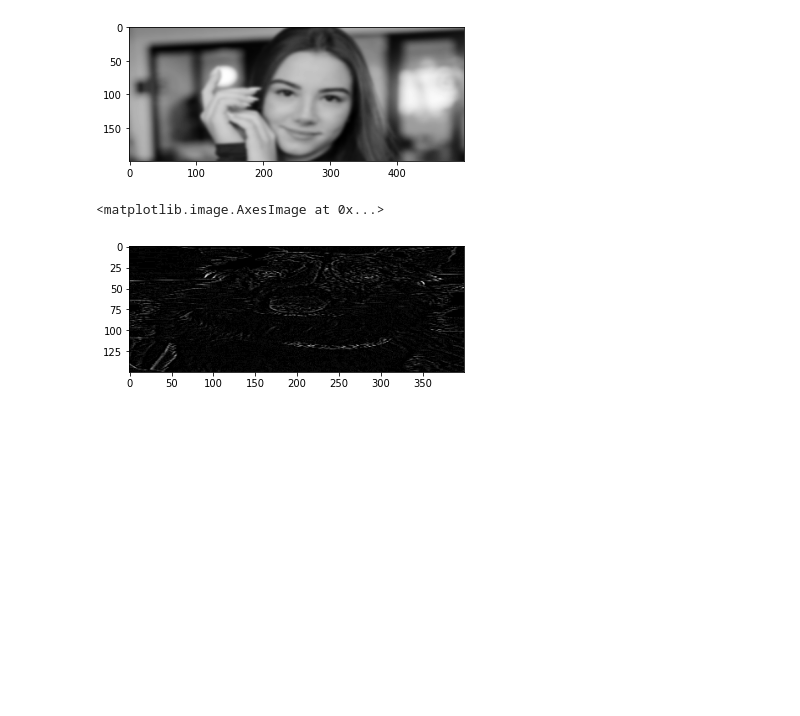
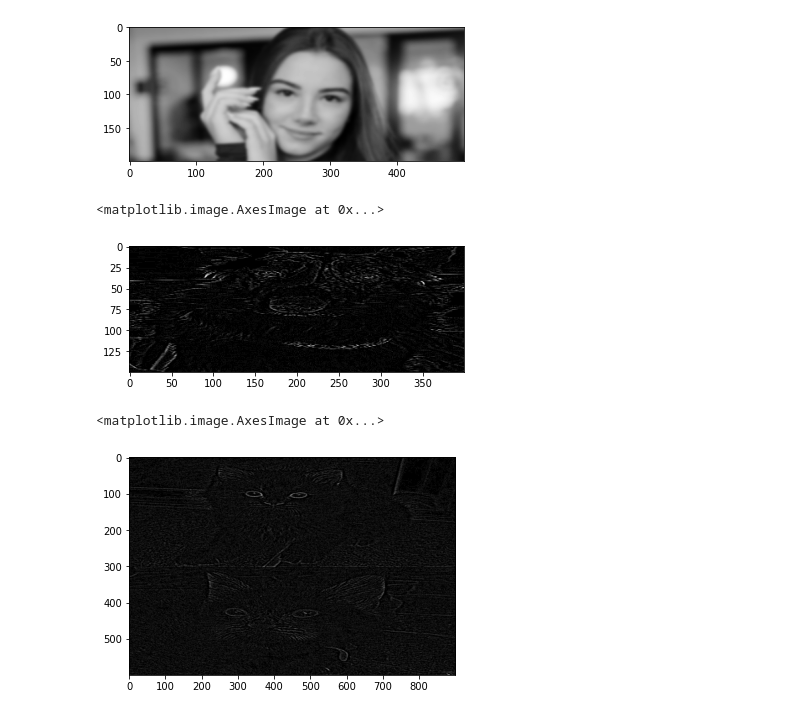
Before and after one commit to fell100/Machine-Learning, a Jupyter notebook: ASCII.ipynb, the cells around one changed output. Cells and saved outputs as stored; diff of their text form; code cells hidden in the pictures; blank space fills up the shorter version.

```diff
--- a/ASCII.ipynb
+++ b/ASCII.ipynb
@@ -140,3 +144,6 @@ plt.imshow(chloe, cmap='gray')
 [figure]
 # %%
 gera_txt(chloe, "chloe")
+# %%
+#anthonyjake.jpg
+gatos = cv2.imread("/content/drive/MyDrive/HistogramasPDI/imagens/anthonyjake.jpg", cv2.IMREAD_GRAYSCALE)
@@ -142,0 +152,11 @@ gera_txt(chloe, "chloe")
+# %%
+gatos = cv2.GaussianBlur(gatos,(15,15),0)
+# %%
+gatos = cv2.Laplacian(gatos, 2)
+# %%
+gatos = cv2.resize(gatos, (900,600))
+# %%
+plt.imshow(gatos, cmap='gray')
+# %% [output]
+<matplotlib.image.AxesImage at 0x...>
+[figure, added]
```
Also changed, not shown: parts of 4 cells of this notebook.
